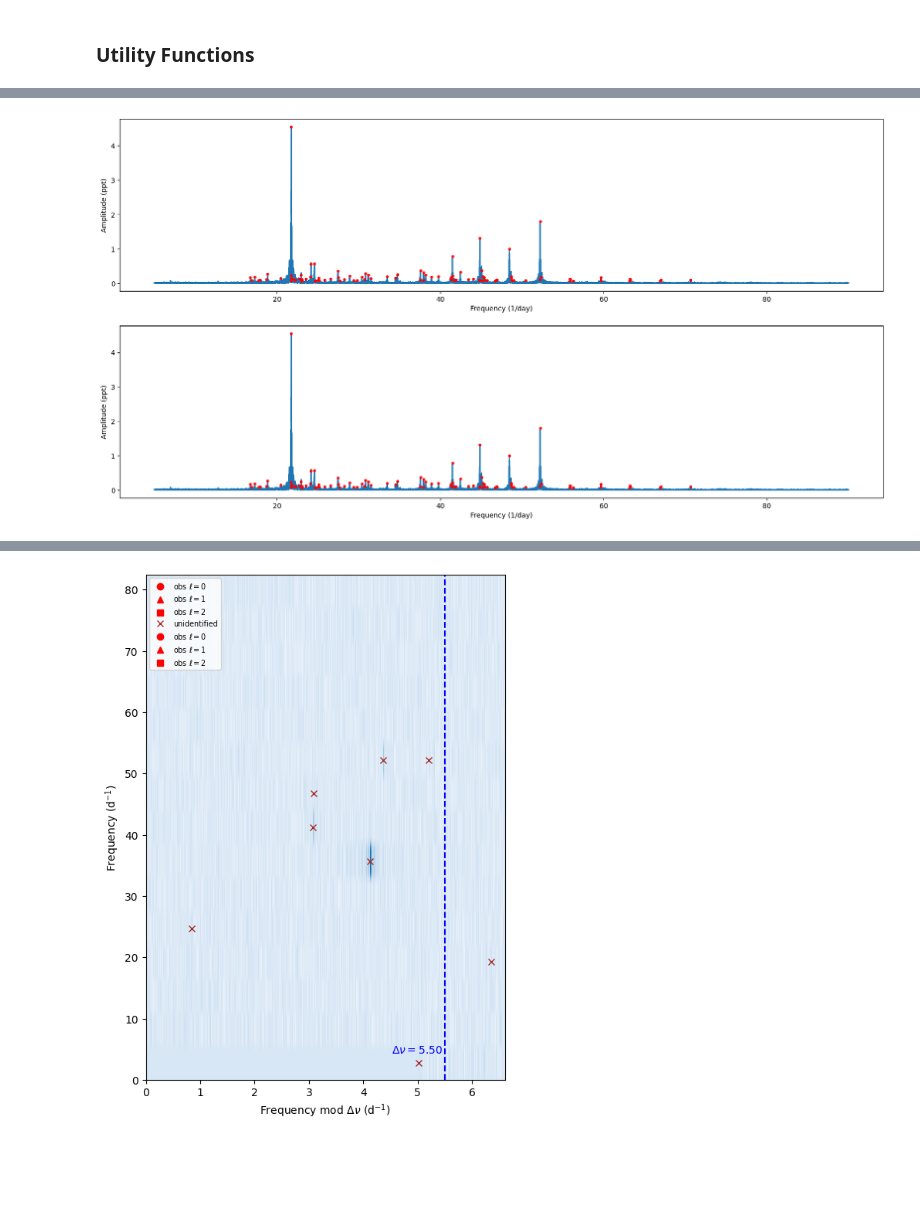
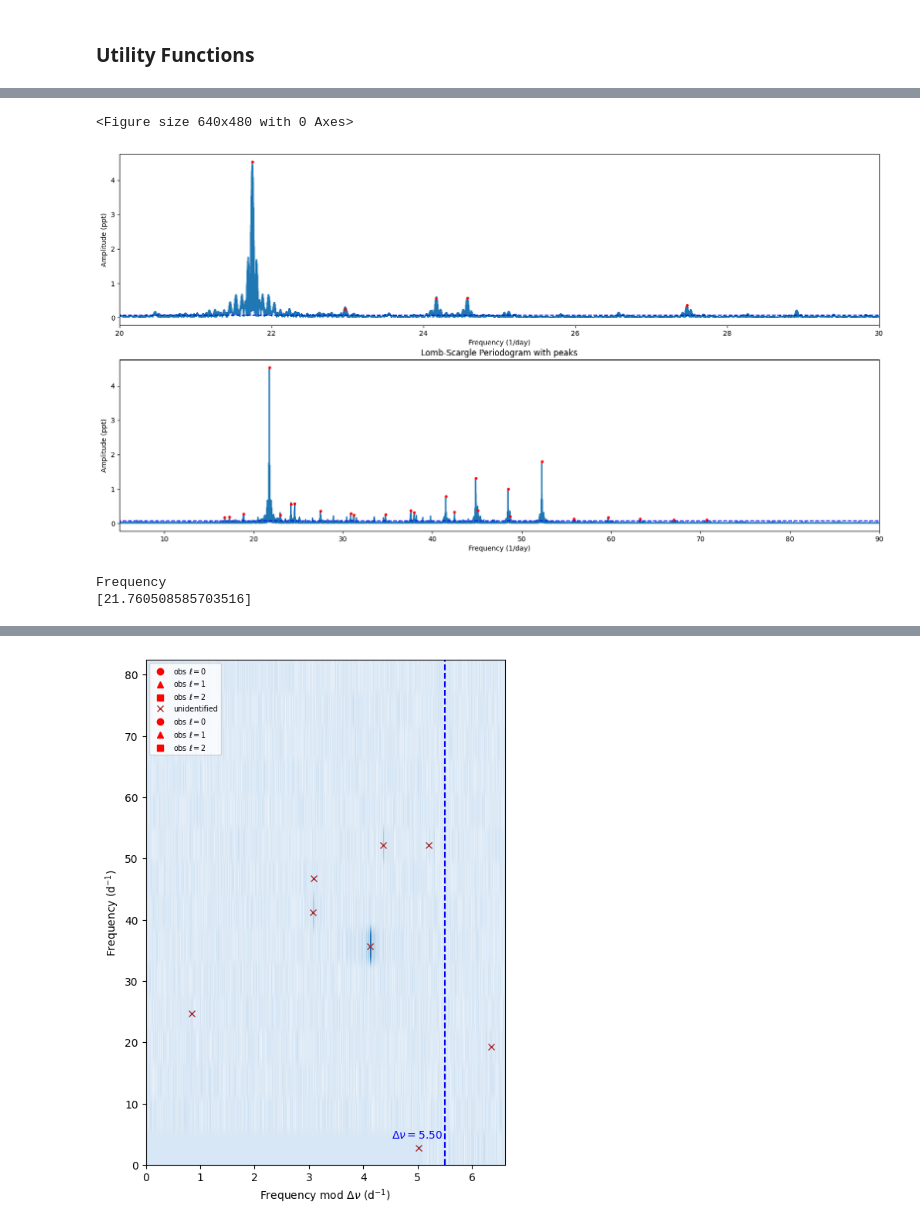
Before and after one commit to gautam-404/PreWhitener, a Jupyter notebook: comp.ipynb, the cells around one changed output, grey strips where cells are left out. Drawn from its saved outputs; the diff is of its cells as text; code cells hidden in the pictures; blank space fills up the shorter version.

```diff
--- a/comp.ipynb
+++ b/comp.ipynb
@@ -59,7 +63,7 @@ flux_list = [flux]
 # %% [markdown]
 ### Amplitude Spectrum
 # %%
-def amp_spectrum(t, y, fmin=None, fmax=None, nyq_mult=1., oversample_factor=5.):
+def amp_spectrum(t, y, fmin=None, fmax=None, nyq_mult=1., oversample_factor=5., mode='amplitude'):
     tmax = t.max()
     tmin = t.min()
     df = 1.0 / (tmax - tmin)
@@ -74,9 +78,12 @@ def amp_spectrum(t, y, fmin=None, fmax=None, nyq_mult=1., oversample_factor=5.):
     model = LombScargle(t, y)
     sc = model.power(freq, method="fast", normalization="psd")
 
-    amp = np.sqrt(4./len(t)) * np.sqrt(sc)
-
-    return freq, amp
+    if mode == 'amplitude':
+        amp = np.sqrt(4./len(t)) * np.sqrt(sc)
+        return freq, amp
+    elif mode == 'power':
+        power = np.sqrt(4./len(t))**2 * sc
+        return freq, power
 
 def make_id_strings(ids):
     id_strings = []
@@ -637,7 +736,7 @@ def prewhitener4(time, flux, max_iterations=100, snr_threshold=5, f_sigma=3,
 # %%
 start = time.time()
 for t, flux in zip(t_list, flux_list):
-    freq_amp = prewhitener1(t, flux, snr_threshold=10, remove_harmonics=True, harmonic_tolerance=1/27, f_sigma=3)
-    peak_freqs1, peak_amps1 = freq_amp.freq.values, freq_amp.amp.values
+    freq_amp = prewhitener1(t, flux, snr_threshold=5, remove_harmonics=True, harmonic_tolerance=0.001, frequency_resolution=1/27, f_sigma=5, make_plots=False)
+    peak_freqs1, peak_amps1 = freq_amp.freq.values, freq_amp.amp.values*1000
 end = time.time()
 time_taken_1 = (end-start)/len(t_list)
@@ -669,30 +844,39 @@ round(1.49)
 # %%
 # Plot the final periodogram after pre-whitening
 freqs, amps = amp_spectrum(t=t, y=flux, fmin=5, fmax=90, nyq_mult=1, oversample_factor=5)
 amps *= 1000
-plt.figure(figsize=(20, 10))
+
+snr_threshold = 5
+noise_level = np.median(amps)*snr_threshold
+
+plt.clf()
+fig, (ax1, ax2) = plt.subplots(ncols=1, nrows=2, figsize=(20, 10))
 plt.title("Lomb-Scargle Periodogram with peaks")
 
-ax1 = plt.subplot(2, 1, 1)
 ax1.plot(freqs, amps, zorder=1)
-ax1.scatter(peak_freqs2, peak_amps2, s=10, color='red', zorder=2)
+ax1.scatter(peak_freqs1, peak_amps1, s=10, color='red', zorder=2)
+ax1.plot([0, 90], [noise_level, noise_level], linestyle='dashed', color = 'blue')
 ax1.set_xlabel("Frequency (1/day)")
 ax1.set_ylabel("Amplitude (ppt)")
 # ax1.set_xlim(0, 70)
 # ax1.set_xlim(20, 30)
 # ax1.set_xlim(5, 15)
-# ax1.set_xlim(25, 60)
+# ax1.set_xlim(42, 47)
+ax1.set_xlim(20, 30)
 # ax1.set_xlim(70.68-0.037,70.68+0.037)
-# ax1.set_ylim(0,0.3)
 
-ax2 = plt.subplot(2, 1, 2)
+# plt.subplots_adjust(hspace=0.5)
+
 ax2.plot(freqs, amps, zorder=1)
-ax2.scatter(peak_freqs2, peak_amps2, s=10, color='red', zorder=2)
+ax2.scatter(peak_freqs1, peak_amps1, s=10, color='red', zorder=2)
+ax2.plot([0, 90], [noise_level, noise_level], linestyle='dashed', color = 'blue')
 ax2.set_xlabel("Frequency (1/day)")
 ax2.set_ylabel("Amplitude (ppt)")
-ax2.set_xlim(ax1.get_xlim())
-ax2.set_ylim(ax1.get_ylim())
+ax2.set_xlim(5, 90)
+# ax2.set_xlim(ax1.get_xlim())
+# ax2.set_ylim(ax1.get_ylim())
 
 plt.show()
 # %% [output]
+<Figure size 640x480 with 0 Axes>
-[figure, old version]
+[figure, new version]
@@ -698,0 +885,6 @@ plt.show()
+# %%
+bm = Balmung(t, flux)
+bm.run(steps=100, verbose=True)
+# %% [output]
+Frequency
+[21.760508585703516]
```
Also changed, not shown: parts of 18 cells of this notebook, 1 other file.
